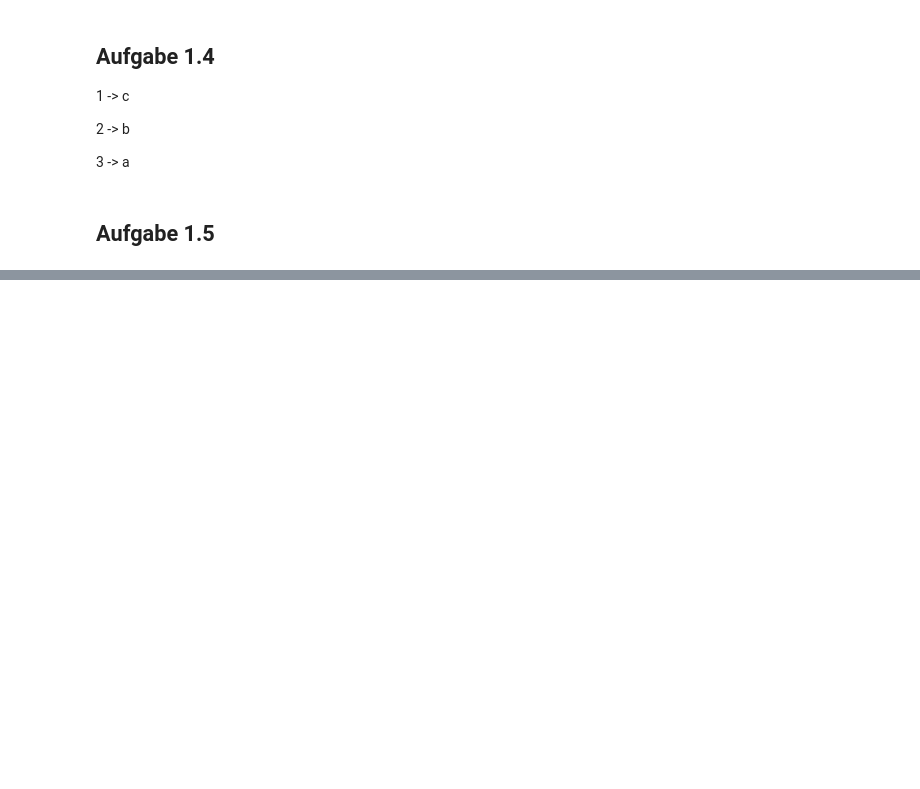
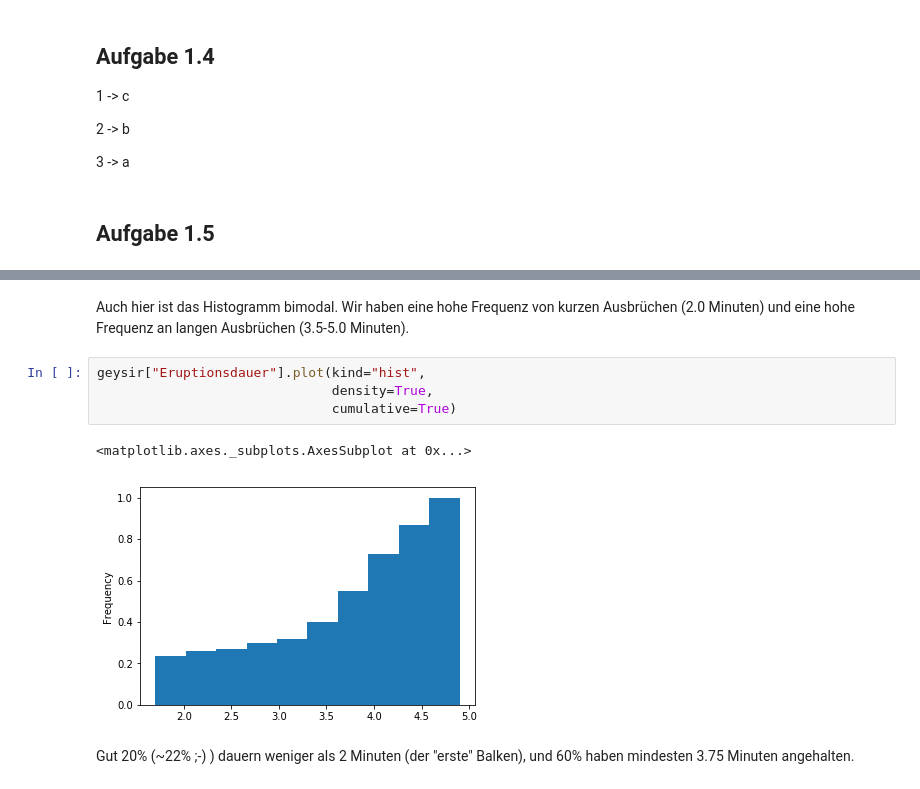
Before and after one commit to KilnOfTheSecondFlame/STAT_HS18_Exercises, a Jupyter notebook: 01_Exercise01/Exercise 01.ipynb, the cells around one changed output, grey strips where cells are left out. Saved outputs shown, nothing was run; the diff lists cells and outputs as text; blank space fills up the shorter version.

```diff
--- a/01_Exercise01/Exercise 01.ipynb
+++ b/01_Exercise01/Exercise 01.ipynb
@@ -196,0 +237,11 @@ print(std_var)
+# %% [markdown]
+Auch hier ist das Histogramm bimodal. Wir haben eine hohe Frequenz von kurzen Ausbrüchen (2.0 Minuten) und eine hohe Frequenz an langen Ausbrüchen (3.5-5.0 Minuten).
+# %%
+geysir["Eruptionsdauer"].plot(kind="hist",
+                              density=True,
+                              cumulative=True)
+# %% [output]
+<matplotlib.axes._subplots.AxesSubplot at 0x...>
+[figure, added]
+# %% [markdown]
+Gut 20% (~22% ;-) ) dauern weniger als 2 Minuten (der "erste" Balken), und 60% haben mindesten 3.75 Minuten angehalten.
```
Also changed, not shown: parts of 6 cells of this notebook.
